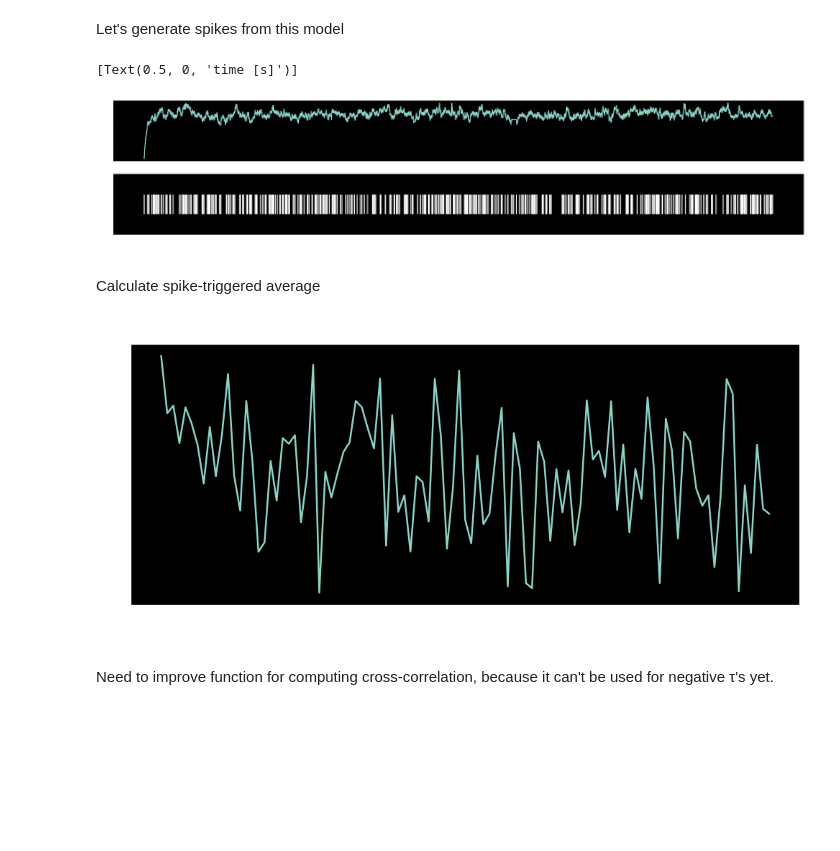
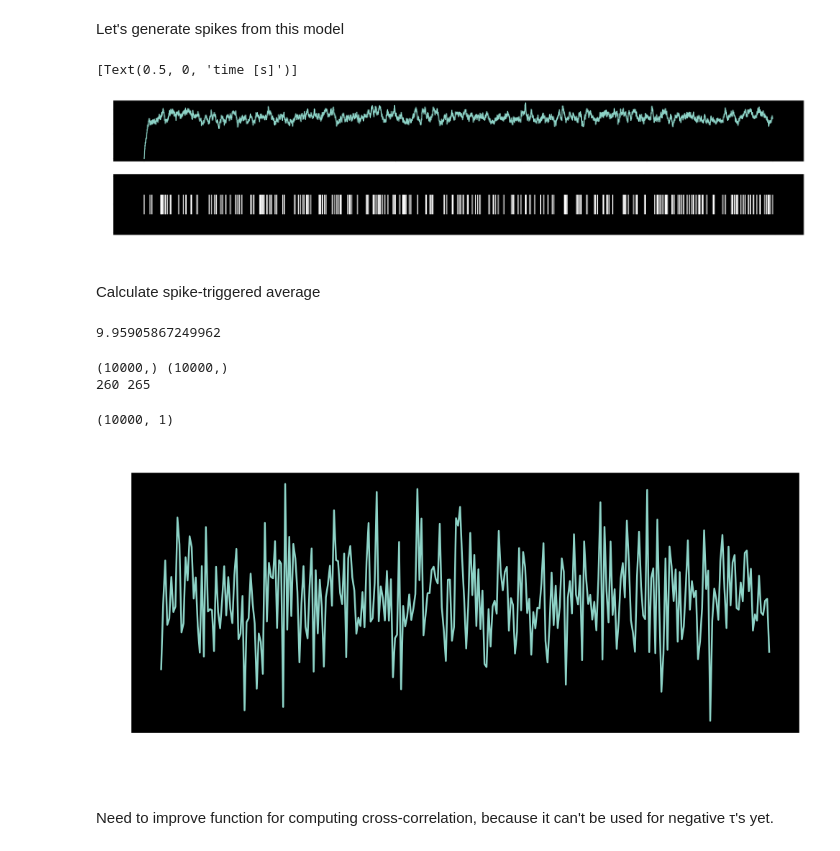
Before and after one commit to platycristate/computational-neuroscience, a Jupyter notebook: chapter1/C1_Task6-7.ipynb, the cells around one changed output. Drawn from its saved outputs; the diff is of its cells as text; code cells hidden in the pictures; blank space fills up the shorter version.

Commit message:
changed STA to STA_new for spike-triggered average; wrote fucntion for converting sequence of spike times to 0,1 sequence

```diff
--- a/chapter1/C1_Task6-7.ipynb
+++ b/chapter1/C1_Task6-7.ipynb
@@ -153,14 +153,14 @@ np.random.seed(6549)
 def s(t):
     '''White noise input to diff. eq.
     '''
-    s_val = np.random.normal(0, 0.06/Δt)
+    s_val = np.random.normal(0, 0.03/Δt)
     return s_val
 
 def diff_r_est(t, r):
     '''Write our differential equation as a function for solve_ivp
     '''
     r_0 = 10 # Hz
-    τ_r = 60  # ms
+    τ_r = 20  # ms
     new_val = r_0 + s(t)
     if new_val > 0:
         drdt = 1000*(new_val - r)/τ_r
@@ -208,16 +208,35 @@ axs[1].eventplot(spikes, linelength=0.7)
 axs[1].set(xlabel='time [s]')
 # %% [output]
 [Text(0.5, 0, 'time [s]')]
-[figure, old version]
+[figure, new version]
 # %% [markdown]
 Calculate spike-triggered average
+# %%
+print(spikes.max())
+spike_binary = np.zeros(time.shape)
+for i in spikes:
+    spike_binary[int((i/time.max()) * len(time))] = 1
+# %% [output]
+9.95905867249962
+# %%
+spike_binary = np.array(spike_binary)
+print(np.shape(spike_binary), np.shape(wn_stim))
+print(len(spike_binary[spike_binary==1]),len(spikes))
+# %% [output]
+(10000,) (10000,)
+260 265
+# %%
+wn_stim = np.reshape(wn_stim, (np.shape(wn_stim)[0], 1))
+print(wn_stim.shape)
+# %% [output]
+(10000, 1)
 # %%
-avg_stim, t_stim = STA(wn_stim, time, spikes, window=100)
+avg_stim, t_stim = STA_new(wn_stim, time, spike_binary, window=300)
 fig, axs = plt.subplots(1, 1, dpi=120, figsize=(10, 4));
 axs.plot(t_stim*1000, avg_stim);
 axs.set(xlabel='time [ms]')
 axs.set_title('Spike-triggered average for the white noise stimulus');
 # %% [output]
-[figure, old version]
+[figure, new version]
 # %% [markdown]
 Need to improve function for computing cross-correlation, because it can't be used for negative τ's yet.
```
Also changed, not shown: parts of 10 cells of this notebook, 1 other file.
